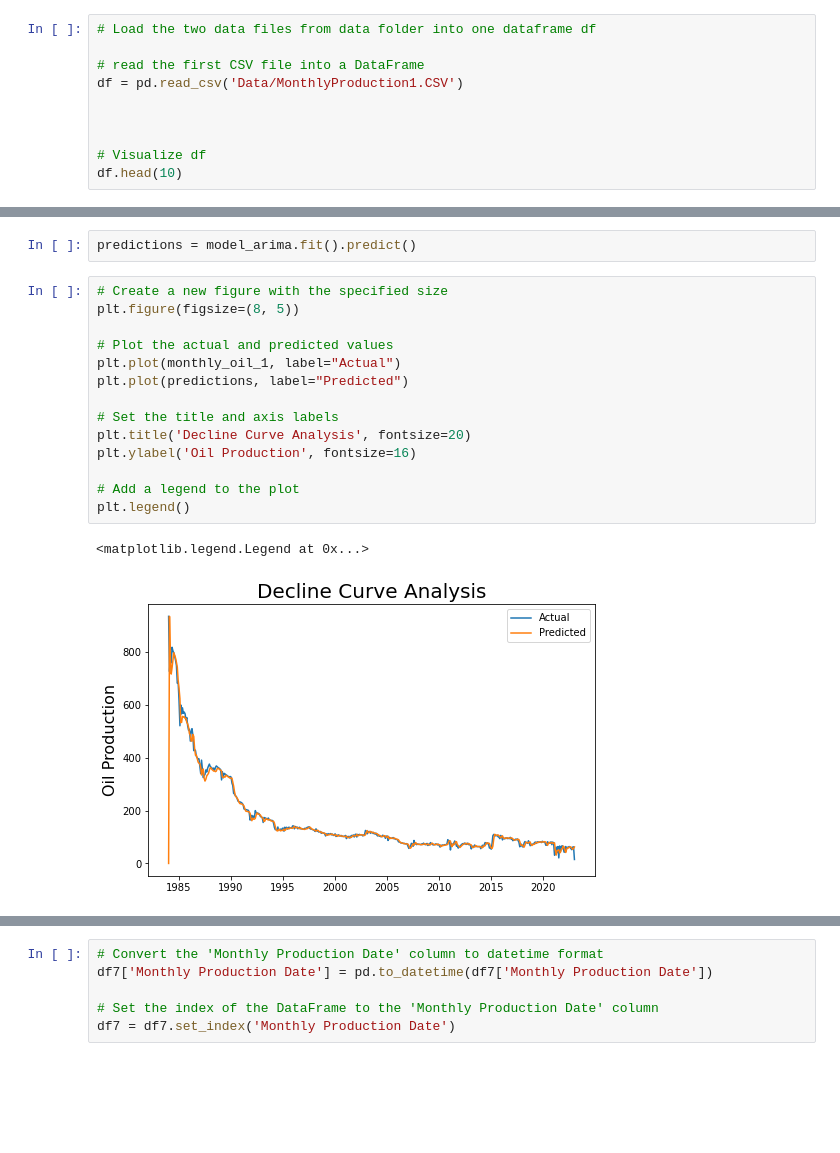
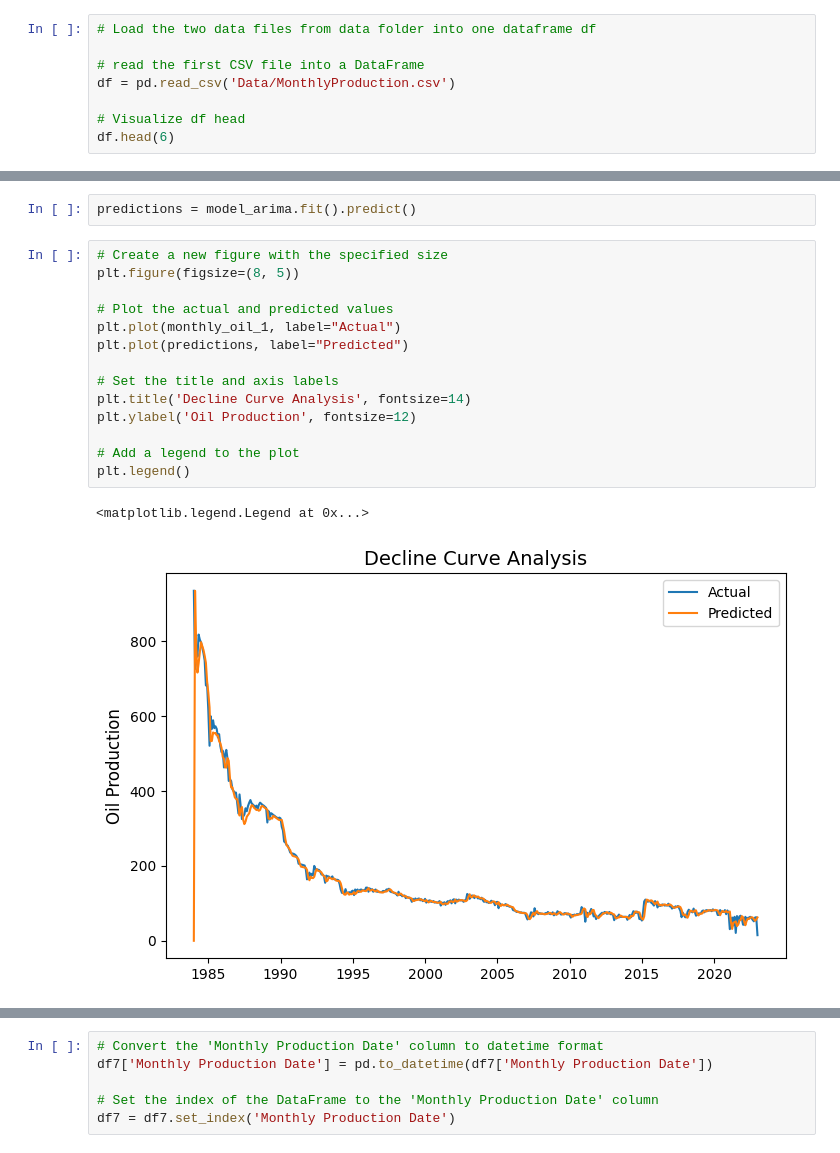
Before and after one commit to ManishRawat07/PETR6397-Final-Project-Oil-Production-Forecasting-using-Machine-Learning, a Jupyter notebook: Oil Production forecasting.ipynb, the cells around one changed output, grey strips where cells are left out. Drawn from its saved outputs; the diff is of its cells as text; blank space fills up the shorter version.

```diff
--- a/Oil Production forecasting.ipynb
+++ b/Oil Production forecasting.ipynb
@@ -56,11 +38,9 @@ WARNING: Ignoring invalid distribution -rotobuf (c:\users\jaini\anaconda3\lib\si
 # Load the two data files from data folder into one dataframe df
 
 # read the first CSV file into a DataFrame
-df = pd.read_csv('Data/MonthlyProduction1.CSV')
+df = pd.read_csv('Data/MonthlyProduction.csv')
 
-
-
-# Visualize df
-df.head(10)
+# Visualize df head
+df.head(6)
 # %% [output]
 |  | Entity ID | API/UWI | API/UWI List | Monthly Production Date | Monthly Oil | Monthly Gas | Monthly Water | ... |
@@ -783,20 +803,20 @@ predictions = model_arima.fit().predict()
 # %%
 # Create a new figure with the specified size
 plt.figure(figsize=(8, 5))
 
 # Plot the actual and predicted values
 plt.plot(monthly_oil_1, label="Actual")
 plt.plot(predictions, label="Predicted")
 
 # Set the title and axis labels
-plt.title('Decline Curve Analysis', fontsize=20)
-plt.ylabel('Oil Production', fontsize=16)
+plt.title('Decline Curve Analysis', fontsize=14)
+plt.ylabel('Oil Production', fontsize=12)
 
 # Add a legend to the plot
 plt.legend()
 # %% [output]
 <matplotlib.legend.Legend at 0x...>
-[figure, old version]
+[figure, new version]
 # %%
 # Generate 20 forecasted values using the fitted ARIMA model
 forecast_values = model_arima_fit.forecast(steps=20)
```
Also changed, not shown: parts of 51 cells of this notebook, 5 other files.
